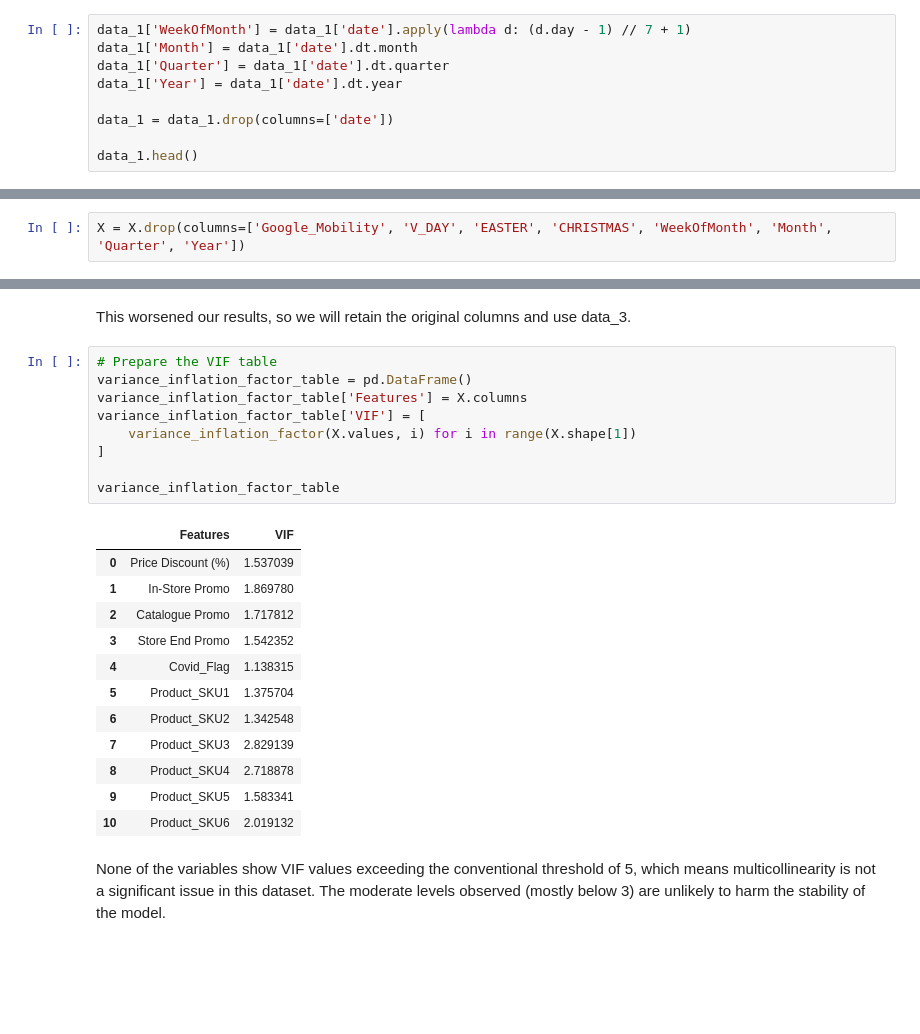
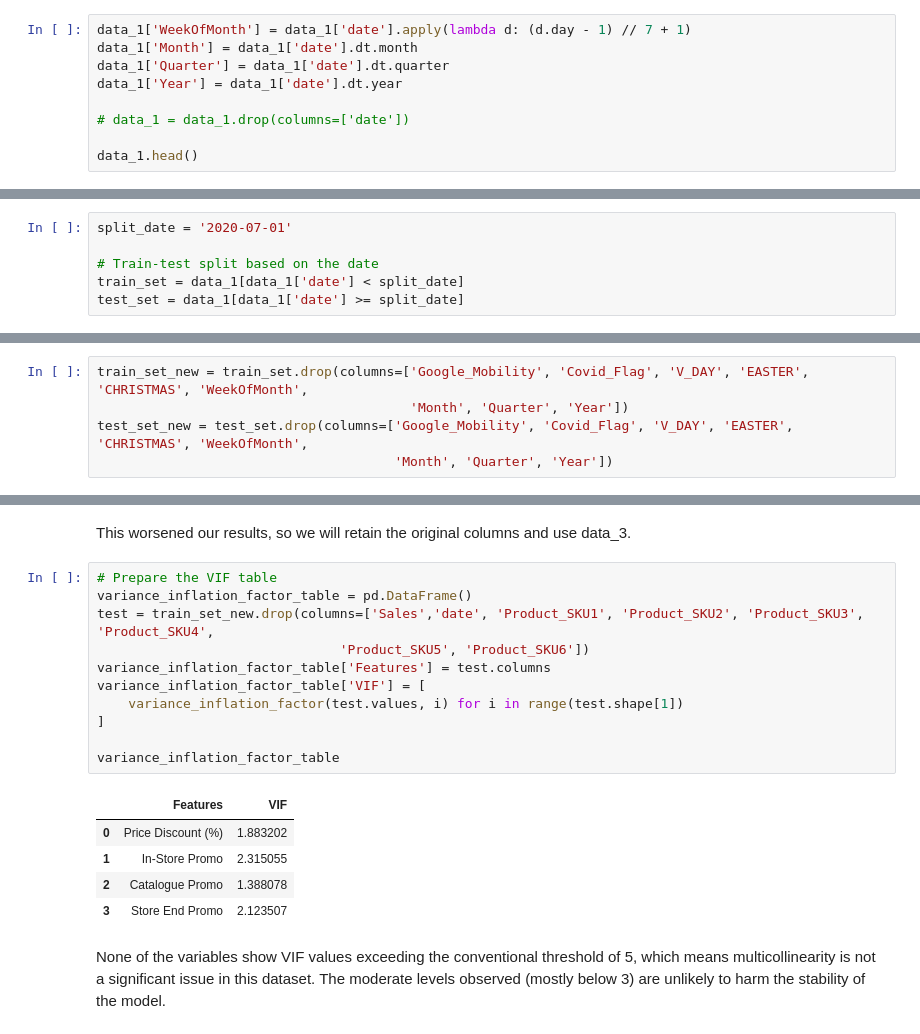
Before and after one commit to helenapanchenko/DS_Internship_Glacier, a Jupyter notebook: Week10/EDA.ipynb, the cells around one changed output, grey strips where cells are left out. Saved outputs shown, nothing was run; the diff lists cells and outputs as text; blank space fills up the shorter version.

```diff
--- a/Week10/EDA.ipynb
+++ b/Week10/EDA.ipynb
@@ -96,7 +96,7 @@ data_1['Month'] = data_1['date'].dt.month
 data_1['Quarter'] = data_1['date'].dt.quarter
 data_1['Year'] = data_1['date'].dt.year
 
-data_1 = data_1.drop(columns=['date'])
+# data_1 = data_1.drop(columns=['date'])
 
 data_1.head()
 # %% [output]
@@ -227,3 +230,9 @@ Mann-Whitney U test p-value: 0.1407 - There is no significant difference between
+# %%
+split_date = '2020-07-01'
+
+# Train-test split based on the date
+train_set = data_1[data_1['date'] < split_date]
+test_set = data_1[data_1['date'] >= split_date]
 # %% [markdown]
 ## Correlation Analysis
 # %% [markdown]
@@ -264,7 +265,10 @@ Product Columns (Product_SKU1, Product_SKU2, etc.):
 
 Since we need Product columns for product-specific sales predictions, retain all of them. Some SKUs have higher correlations with Sales, while others have low or even negative correlations. This information might indicate differences in sales behavior across products but doesn’t warrant removing any SKU column. Instead, the model can learn which products contribute more or less to overall sales.
 # %%
-X = X.drop(columns=['Google_Mobility', 'V_DAY', 'EASTER', 'CHRISTMAS', 'WeekOfMonth', 'Month', 'Quarter', 'Year'])
+train_set_new = train_set.drop(columns=['Google_Mobility', 'Covid_Flag', 'V_DAY', 'EASTER', 'CHRISTMAS', 'WeekOfMonth',
+                                        'Month', 'Quarter', 'Year'])
+test_set_new = test_set.drop(columns=['Google_Mobility', 'Covid_Flag', 'V_DAY', 'EASTER', 'CHRISTMAS', 'WeekOfMonth',
+                                      'Month', 'Quarter', 'Year'])
 # %% [markdown]
 What if the specific type of promotion is less important than the presence of any promotion at all? To test this theory, we’ll create a new binary column, 'Promo,' which will have a value of 1 if any of the columns 'In-Store Promo', 'Catalogue Promo', or 'Store End Promo' equals 1, and 0 if none of them does. We’ll then examine the correlation of this new factor with other factors.
 # %%
@@ -299,25 +303,20 @@ This worsened our results, so we will retain the original columns and use data_3
 # %%
 # Prepare the VIF table
 variance_inflation_factor_table = pd.DataFrame()
-variance_inflation_factor_table['Features'] = X.columns
+test = train_set_new.drop(columns=['Sales','date', 'Product_SKU1', 'Product_SKU2', 'Product_SKU3', 'Product_SKU4',
+                               'Product_SKU5', 'Product_SKU6'])
+variance_inflation_factor_table['Features'] = test.columns
 variance_inflation_factor_table['VIF'] = [
-    variance_inflation_factor(X.values, i) for i in range(X.shape[1])
+    variance_inflation_factor(test.values, i) for i in range(test.shape[1])
 ]
 
 variance_inflation_factor_table
 # %% [output]
 |  | Features | VIF |
-| 0 | Price Discount (%) | 1.537039 |
-| 1 | In-Store Promo | 1.869780 |
-| 2 | Catalogue Promo | 1.717812 |
-| 3 | Store End Promo | 1.542352 |
-| 4 | Covid_Flag | 1.138315 |
-| 5 | Product_SKU1 | 1.375704 |
-| 6 | Product_SKU2 | 1.342548 |
-| 7 | Product_SKU3 | 2.829139 |
-| 8 | Product_SKU4 | 2.718878 |
-| 9 | Product_SKU5 | 1.583341 |
-| 10 | Product_SKU6 | 2.019132 |
+| 0 | Price Discount (%) | 1.883202 |
+| 1 | In-Store Promo | 2.315055 |
+| 2 | Catalogue Promo | 1.388078 |
+| 3 | Store End Promo | 2.123507 |
 # %% [markdown]
 None of the variables show VIF values exceeding the conventional threshold of 5, which means multicollinearity is not a significant issue in this dataset. The moderate levels observed (mostly below 3) are unlikely to harm the stability of the model.
 # %%
```
Also changed, not shown: parts of 9 cells of this notebook, 4 other files.
